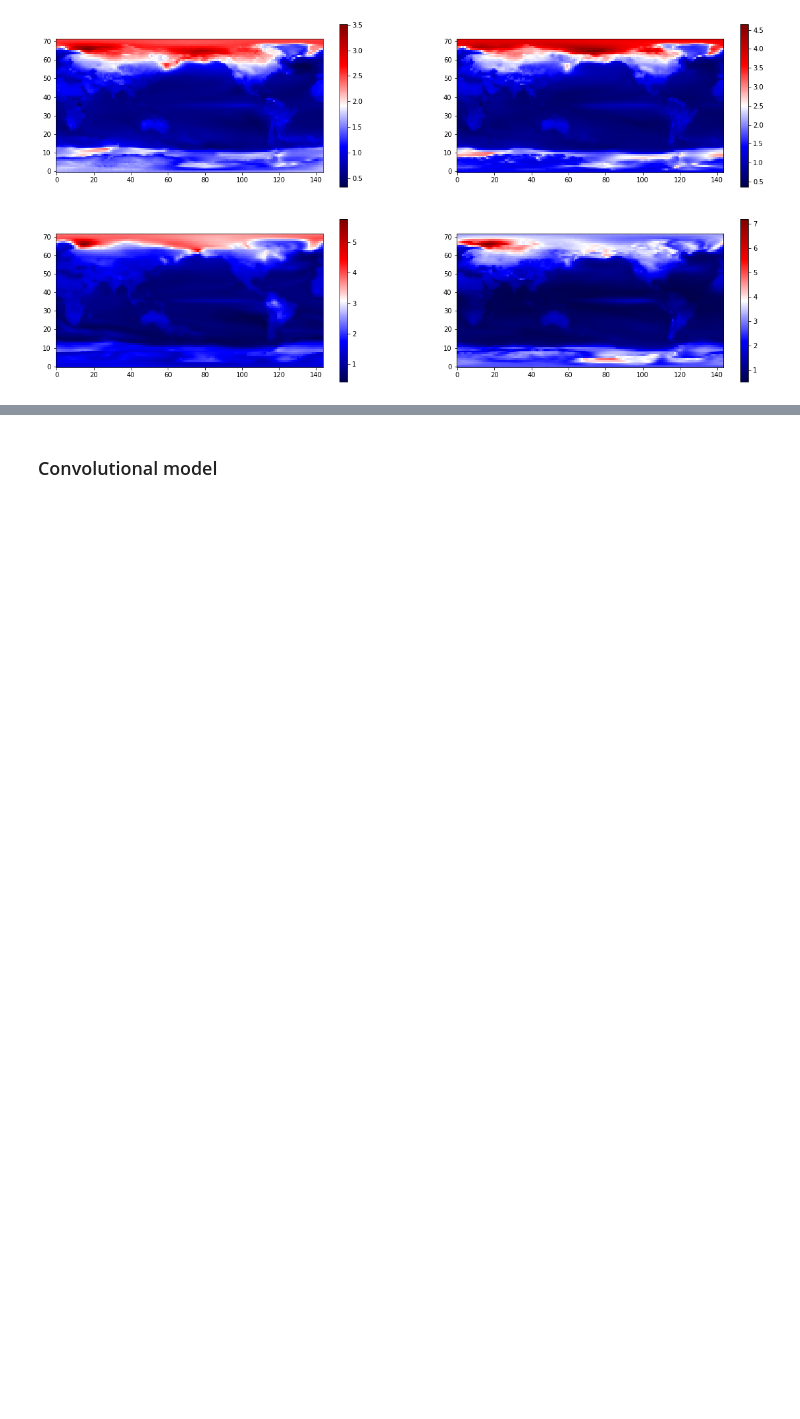
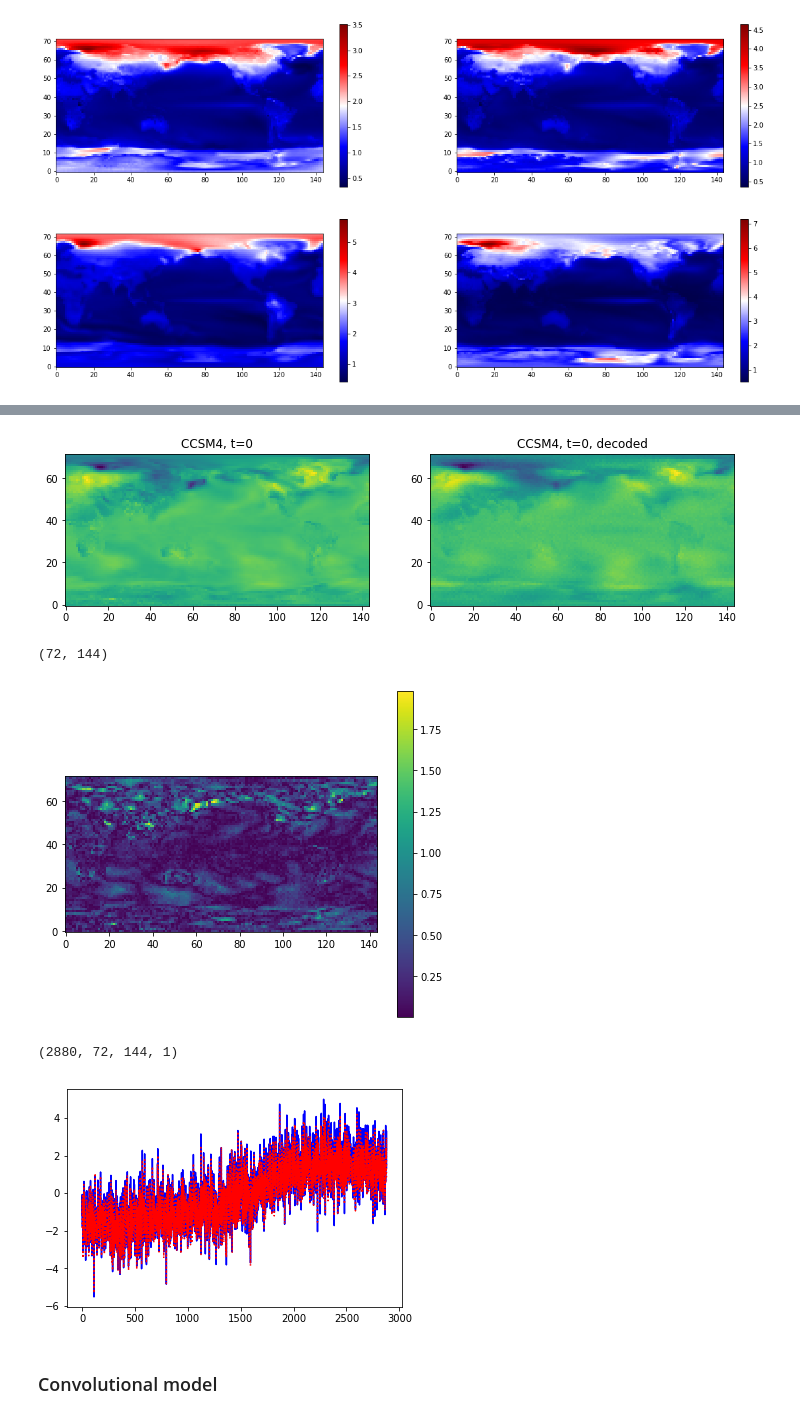
Before and after one commit to bgroenks96/cmip-embeddings, a Jupyter notebook: deep_embeddings.ipynb, the cells around one changed output, grey strips where cells are left out. Drawn from its saved outputs; the diff is of its cells as text; code cells hidden in the pictures; blank space fills up the shorter version.

```diff
--- a/deep_embeddings.ipynb
+++ b/deep_embeddings.ipynb
@@ -62,3 +77,33 @@ plt.colorbar()
 plt.show()
 # %% [output]
 [figure]
+# %%
+def plot_var_spatial(X, model, target_shape=(1, N_lat, N_lon, 1), name="model", t=0, c=0):
+    X_t = X[c,t,:,:]
+    X_pred = model.predict(X_t.reshape(target_shape)).reshape((N_lat, N_lon))
+    plt.figure(figsize=(12,10))
+    plt.subplot(1,2,1)
+    plt.imshow(X_t, origin='lower')
+    plt.title("{}, t={}".format(name, t))
+    plt.subplot(1,2,2)
+    plt.imshow(X_pred, origin='lower')
+    plt.title("{}, t={}, decoded".format(name, t))
+    plt.show()
+
+def plot_err_spatial(X, model, target_shape=(1, N_lat, N_lon, 1), name="", t=0):
+    plt.figure(figsize=(7,6))
+    X_t = np.transpose(X, axes=[1,2,3,0])[t,:,:,:]
+    X_pred = model.predict(X_t.reshape(target_shape)).reshape((N_lat, N_lon))
+    print(X_pred.shape)
+    X_err = np.abs(X_t.reshape((N_lat, N_lon)) - X_pred)
+    plt.imshow(X_err.reshape((N_lat, N_lon)), origin='lower')
+    plt.colorbar()
+    plt.show()
+
+def plot_var_time(X, model, name="", target_shape=(1, N_lat, N_lon, 1), x=0, y=0, c=0):
+    X_orig = np.transpose(X, axes=[1,2,3,0])
+    X_pred = model.predict_on_batch(X_orig.reshape(target_shape)).reshape((N_time, N_lat, N_lon, 1))
+    print(X_pred.shape)
+    plt.plot(range(X_orig.shape[0]), X_orig[:,x,y,c], c='blue')
+    plt.plot(range(X_orig.shape[0]), X_pred[:,x,y,c], ':', c='red')
+    plt.show()
@@ -80,3 +150,13 @@ model.fit(X_flat, X_flat, batch_size=BATCH_SIZE, epochs=50, callbacks=[PlotLosse
+# %%
+plot_var_spatial(X_ccsm4_arr, model, target_shape=(1, N_lat*N_lon), name="CCSM4")
+plot_err_spatial(X_ccsm4_arr, model, target_shape=(1, N_lat*N_lon), name="CCSM4")
+plot_var_time(X_ccsm4_arr, model, target_shape=(N_time, N_lat*N_lon))
+# %% [output]
+[figure, added]
+(72, 144)
+[figure, added]
+(2880, 72, 144, 1)
+[figure, added]
 # %% [markdown]
 ### Convolutional model
 # %%
```
Also changed, not shown: parts of 17 cells of this notebook, 1 other file.
